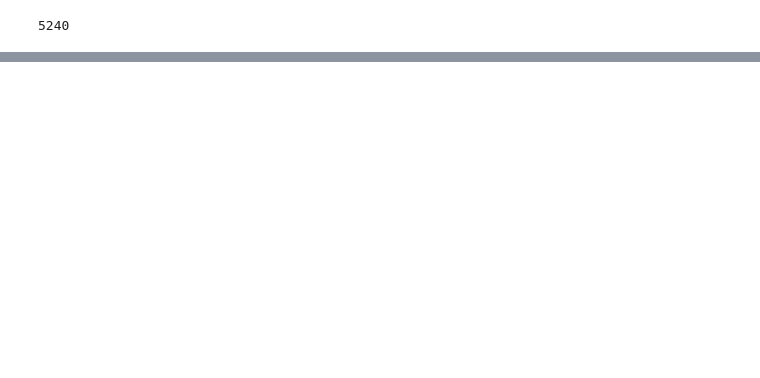
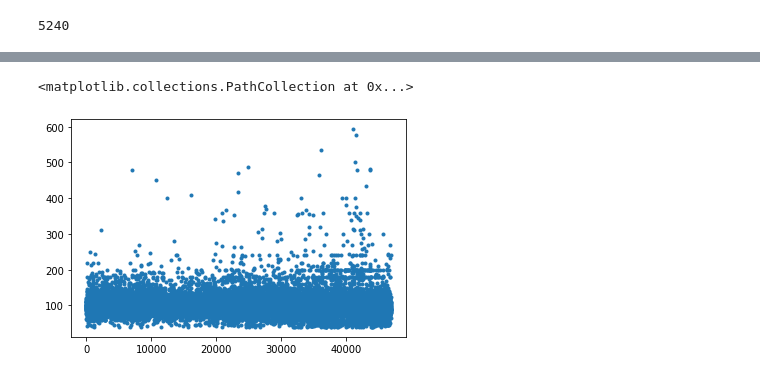
Before and after one commit to radmir02/-, a Jupyter notebook: lab1SAD.ipynb, the cells around one changed output, grey strips where cells are left out. Cells and saved outputs as stored; diff of their text form; code cells hidden in the pictures; blank space fills up the shorter version.

```diff
--- a/lab1SAD.ipynb
+++ b/lab1SAD.ipynb
@@ -111,0 +166,9 @@ print(duration_range)
+# %%
+len_column = len(duration_without_vibros) # сколько значений в колонке
+# генерируем значения от 0 до len_column
+x = np.linspace(0, len_column, len_column)
+# выводим все значения из таблицы
+plt.scatter(x, duration_without_vibros, marker='.')
+# %% [output]
+<matplotlib.collections.PathCollection at 0x...>
+[figure, added]
```
Also changed, not shown: parts of 15 cells of this notebook.
